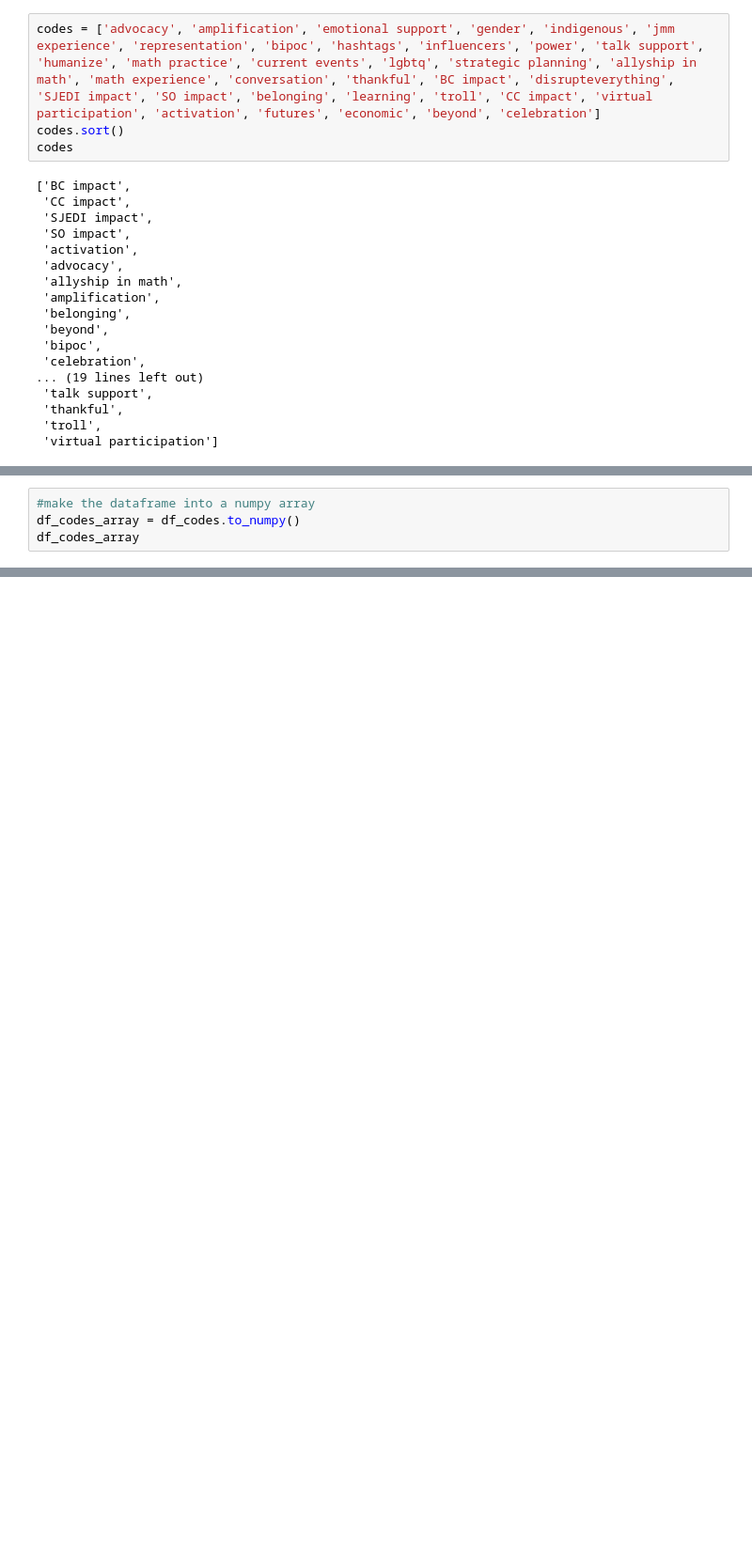
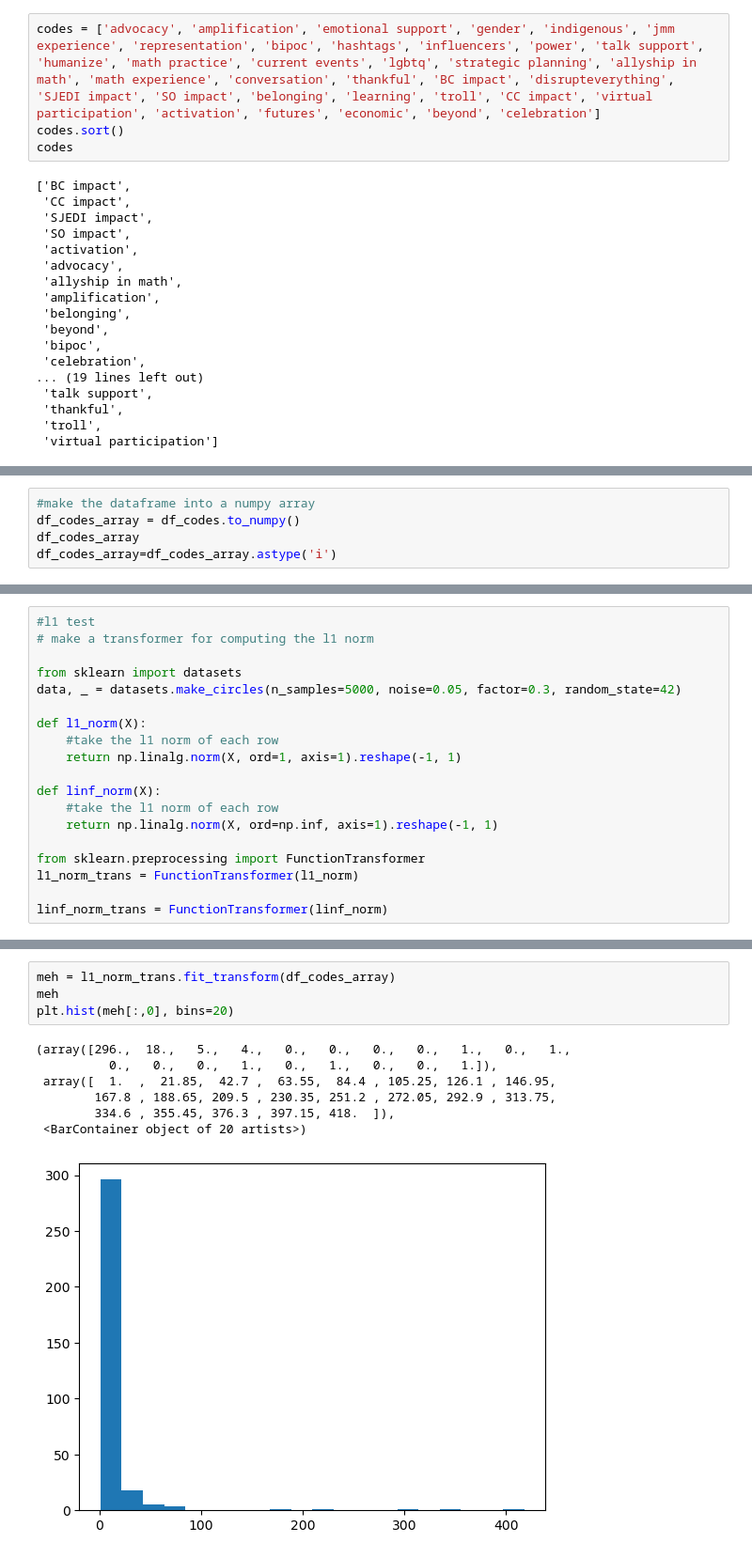
Before and after one commit to DAAAAMNSocialJustice/disruptjmm, a Jupyter notebook: tda/playingaround.ipynb, the cells around one changed output, grey strips where cells are left out. Shown at 94% size. Cells and saved outputs as stored; diff of their text form; blank space fills up the shorter version.

```diff
--- a/tda/playingaround.ipynb
+++ b/tda/playingaround.ipynb
@@ -68,3 +105,4 @@ df_codes
 #make the dataframe into a numpy array
 df_codes_array = df_codes.to_numpy()
 df_codes_array
+df_codes_array=df_codes_array.astype('i')
@@ -78,0 +147,19 @@ array([[1, 0, 0, ..., 0, 0, 0],
+# %%
+#l1 test
+# make a transformer for computing the l1 norm
+
+from sklearn import datasets
+data, _ = datasets.make_circles(n_samples=5000, noise=0.05, factor=0.3, random_state=42)
+
+def l1_norm(X):
+    #take the l1 norm of each row
+    return np.linalg.norm(X, ord=1, axis=1).reshape(-1, 1)
+
+def linf_norm(X):
+    #take the l1 norm of each row
+    return np.linalg.norm(X, ord=np.inf, axis=1).reshape(-1, 1)
+
+from sklearn.preprocessing import FunctionTransformer
+l1_norm_trans = FunctionTransformer(l1_norm)
+
+linf_norm_trans = FunctionTransformer(linf_norm)
@@ -78,0 +185,12 @@ array([[1, 0, 0, ..., 0, 0, 0],
+# %%
+meh = l1_norm_trans.fit_transform(df_codes_array)
+meh
+plt.hist(meh[:,0], bins=20)
+# %% [output]
+(array([296.,  18.,   5.,   4.,   0.,   0.,   0.,   0.,   1.,   0.,   1.,
+          0.,   0.,   0.,   1.,   0.,   1.,   0.,   0.,   1.]),
+ array([  1.  ,  21.85,  42.7 ,  63.55,  84.4 , 105.25, 126.1 , 146.95,
+        167.8 , 188.65, 209.5 , 230.35, 251.2 , 272.05, 292.9 , 313.75,
+        334.6 , 355.45, 376.3 , 397.15, 418.  ]),
+ <BarContainer object of 20 artists>)
+[figure, added]
```
Also changed, not shown: parts of 11 cells of this notebook, 2 other files.
